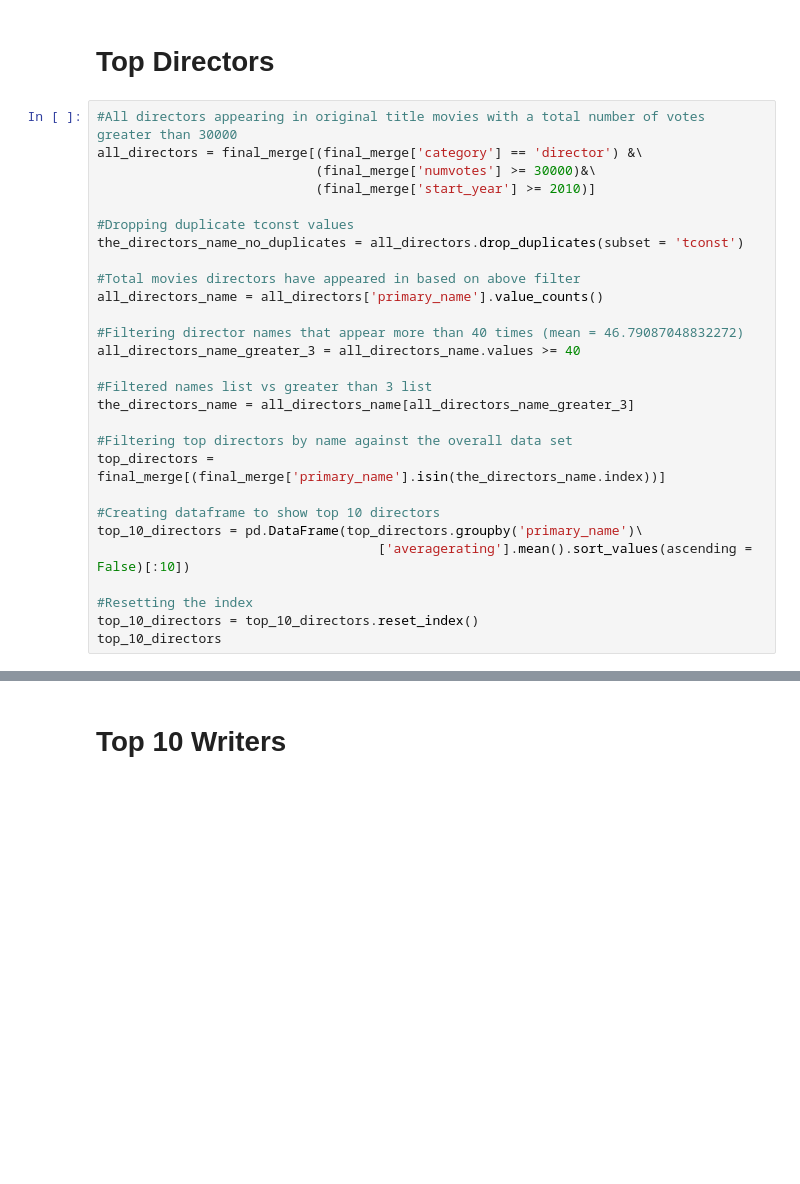
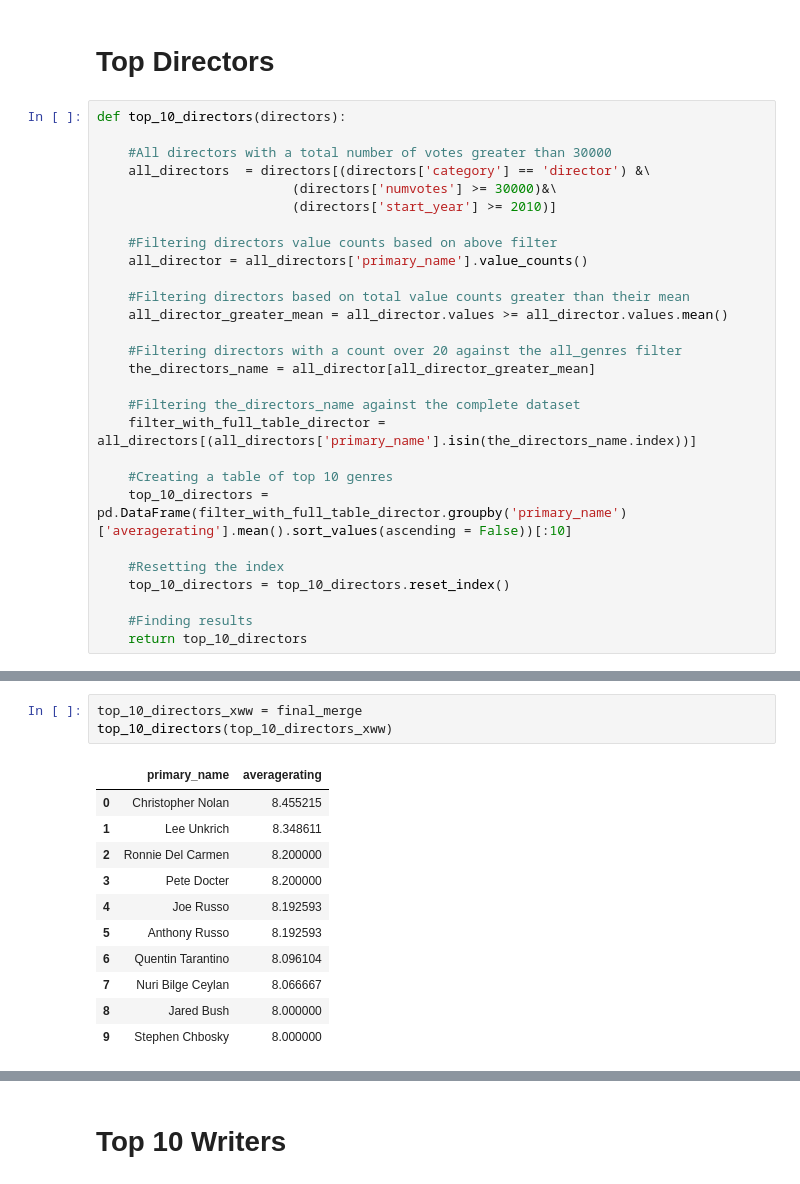
Before and after one commit to kyledufrane/Microsoft_Movie_Analysis, a Jupyter notebook: working_notebooks/updated_imdb.ipynb, the cells around one changed output, grey strips where cells are left out. Cells and saved outputs as stored; diff of their text form; blank space fills up the shorter version.

```diff
--- a/working_notebooks/updated_imdb.ipynb
+++ b/working_notebooks/updated_imdb.ipynb
@@ -658,30 +602,30 @@ top_10_genres_not_us
 # %% [markdown]
 # Top Directors
 # %%
-#All directors appearing in original title movies with a total number of votes greater than 30000
-all_directors = final_merge[(final_merge['category'] == 'director') &\
-                            (final_merge['numvotes'] >= 30000)&\
-                            (final_merge['start_year'] >= 2010)]
+def top_10_directors(directors):
 
-#Dropping duplicate tconst values
-the_directors_name_no_duplicates = all_directors.drop_duplicates(subset = 'tconst')
+    #All directors with a total number of votes greater than 30000
+    all_directors  = directors[(directors['category'] == 'director') &\
+                         (directors['numvotes'] >= 30000)&\
+                         (directors['start_year'] >= 2010)]
 
-#Total movies directors have appeared in based on above filter
-all_directors_name = all_directors['primary_name'].value_counts()
+    #Filtering directors value counts based on above filter
+    all_director = all_directors['primary_name'].value_counts()
 
-#Filtering director names that appear more than 40 times (mean = 46.79087048832272)
-all_directors_name_greater_3 = all_directors_name.values >= 40
+    #Filtering directors based on total value counts greater than their mean
+    all_director_greater_mean = all_director.values >= all_director.values.mean()
 
-#Filtered names list vs greater than 3 list
-the_directors_name = all_directors_name[all_directors_name_greater_3]
+    #Filtering directors with a count over 20 against the all_genres filter
+    the_directors_name = all_director[all_director_greater_mean]
 
-#Filtering top directors by name against the overall data set
-top_directors = final_merge[(final_merge['primary_name'].isin(the_directors_name.index))]
+    #Filtering the_directors_name against the complete dataset
+    filter_with_full_table_director = all_directors[(all_directors['primary_name'].isin(the_directors_name.index))]
 
-#Creating dataframe to show top 10 directors
-top_10_directors = pd.DataFrame(top_directors.groupby('primary_name')\
-                                    ['averagerating'].mean().sort_values(ascending = False)[:10])
+    #Creating a table of top 10 genres
+    top_10_directors = pd.DataFrame(filter_with_full_table_director.groupby('primary_name')['averagerating'].mean().sort_values(ascending = False))[:10]
 
-#Resetting the index
-top_10_directors = top_10_directors.reset_index()
-top_10_directors
+    #Resetting the index
+    top_10_directors = top_10_directors.reset_index()
+
+    #Finding results
+    return top_10_directors
@@ -782,0 +632,15 @@ top_10_directors_us
+# %%
+top_10_directors_xww = final_merge
+top_10_directors(top_10_directors_xww)
+# %% [output]
+|  | primary_name | averagerating |
+| 0 | Christopher Nolan | 8.455215 |
+| 1 | Lee Unkrich | 8.348611 |
+| 2 | Ronnie Del Carmen | 8.200000 |
+| 3 | Pete Docter | 8.200000 |
+| 4 | Joe Russo | 8.192593 |
+| 5 | Anthony Russo | 8.192593 |
+| 6 | Quentin Tarantino | 8.096104 |
+| 7 | Nuri Bilge Ceylan | 8.066667 |
+| 8 | Jared Bush | 8.000000 |
+| 9 | Stephen Chbosky | 8.000000 |
```
Also changed, not shown: parts of 43 cells of this notebook.
